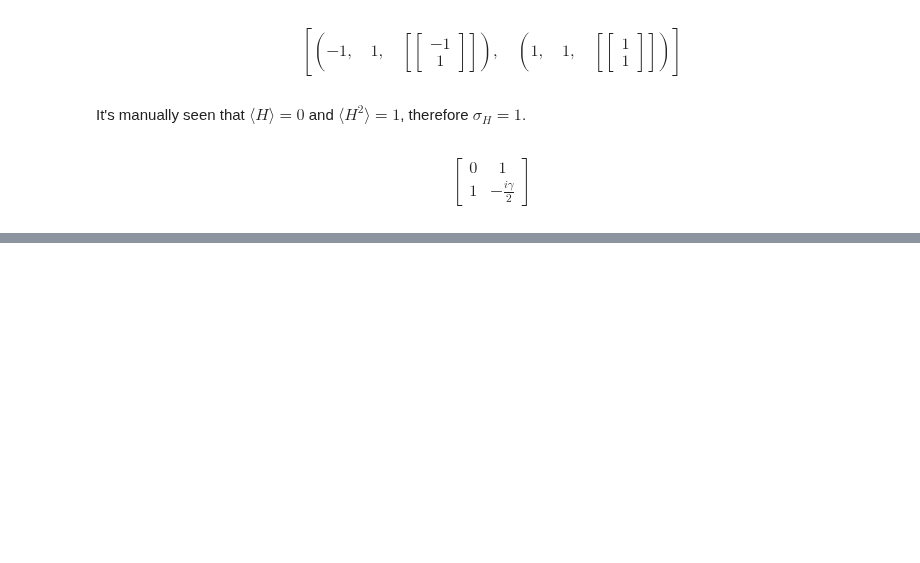
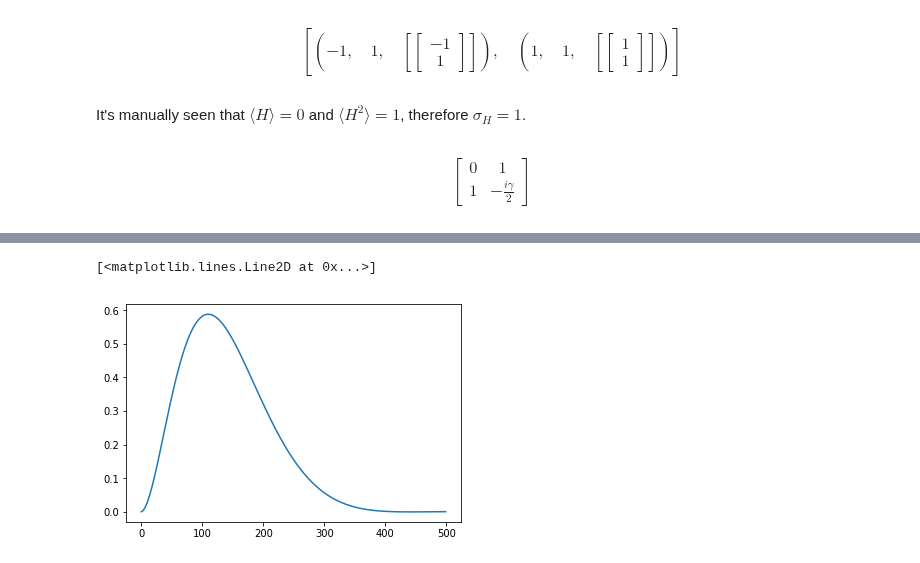
Before and after one commit to gderosa/timeq, a Jupyter notebook: comp/jupyter/detect.ipynb, the cells around one changed output, grey strips where cells are left out. Saved outputs shown, nothing was run; the diff lists cells and outputs as text; code cells hidden in the pictures; blank space fills up the shorter version.

```diff
--- a/comp/jupyter/detect.ipynb
+++ b/comp/jupyter/detect.ipynb
@@ -53,0 +62,2 @@ Can't calculate 1st derivative wrt -10.0000000000000.
+# %%
+plt_x = np.linspace(0.01, 5.01, 500)
@@ -53,0 +84,2 @@ Can't calculate 1st derivative wrt -10.0000000000000.
+# %%
+plt_y = lossy_norm_n(plt_x)
@@ -53,0 +106,4 @@ Can't calculate 1st derivative wrt -10.0000000000000.
+# %%
+X = plt_x
+# %%
+Y = plt_y
@@ -53,0 +130,5 @@ Can't calculate 1st derivative wrt -10.0000000000000.
+# %%
+plt.plot(-np.gradient(Y, X))
+# %% [output]
+[<matplotlib.lines.Line2D at 0x...>]
+[figure, added]
```
Also changed, not shown: parts of 8 cells of this notebook.
